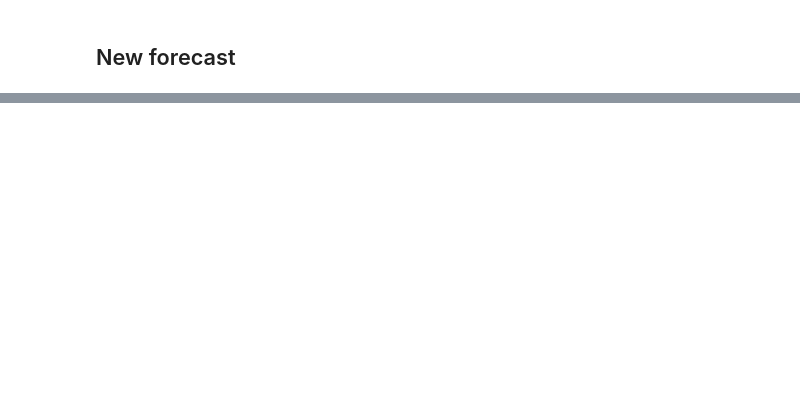
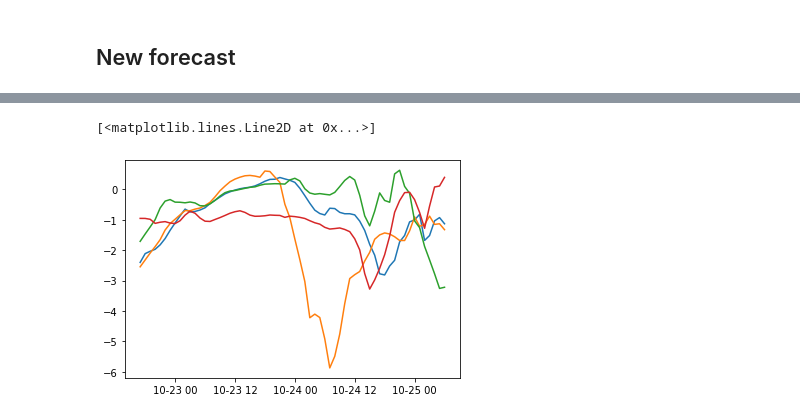
Before and after one commit to eirikngard/GEO4902, a Jupyter notebook: edgar.ipynb, the cells around one changed output, grey strips where cells are left out. Cells and saved outputs as stored; diff of their text form; code cells hidden in the pictures; blank space fills up the shorter version.

```diff
--- a/edgar.ipynb
+++ b/edgar.ipynb
@@ -135,3 +162,13 @@ plt.plot(forc.time,forc.air_temperature_2m[:,0,10,100,100])
+# %%
+forc.air_temperature_2m
+
+plt.plot(forc.time,forc.air_temperature_2m[:,0,0,ix,jx]-273)
+plt.plot(forc.time,forc.air_temperature_2m[:,0,1,ix,jx]-273)
+plt.plot(forc.time,forc.air_temperature_2m[:,0,2,ix,jx]-273)
+plt.plot(forc.time,forc.air_temperature_2m[:,0,3,ix,jx]-273)
+# %% [output]
+[<matplotlib.lines.Line2D at 0x...>]
+[figure, added]
 # %%
 
 from matplotlib import pyplot as plt
```
Also changed, not shown: parts of 9 cells of this notebook.
